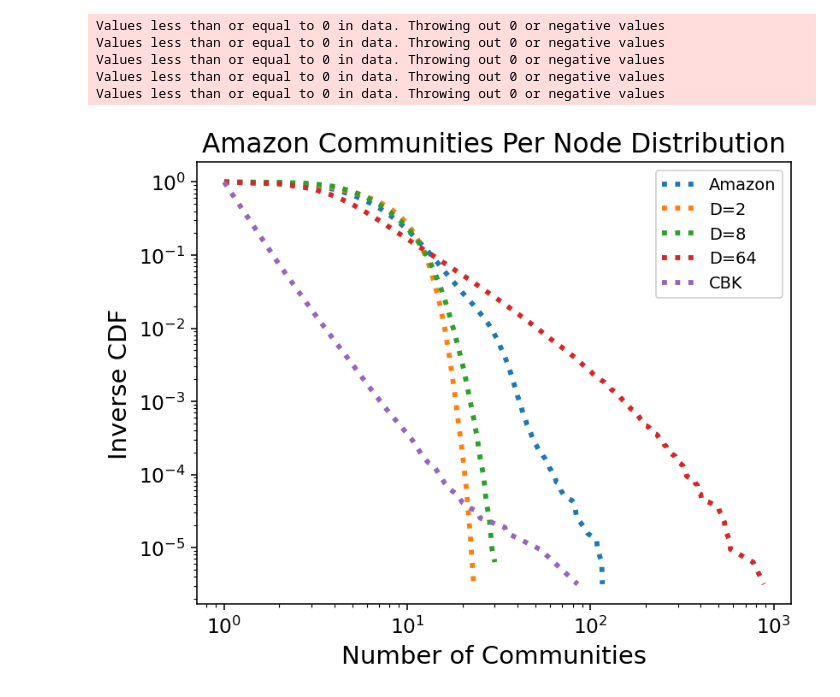
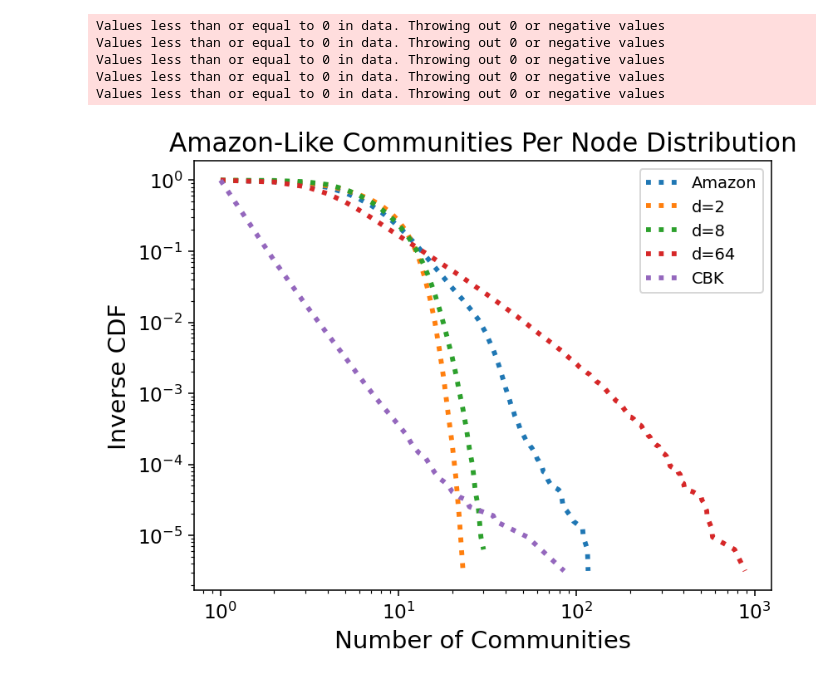
Before and after one commit to ftheberge/ABCDoo_Experiments, a Jupyter notebook: GraphProperties/communities_per_node.ipynb, the cells around one changed output. Cells and saved outputs as stored; diff of their text form; code cells hidden in the pictures.

Commit message:
Change to small d, update titles

```diff
--- a/GraphProperties/communities_per_node.ipynb
+++ b/GraphProperties/communities_per_node.ipynb
@@ -13,13 +13,13 @@ _, abcdoo_d10 = load_coms("data/abcdoo_dblp_d64_com.dat", True)
 _, cbk = load_coms("data/cbk_dblp.dat", True)
 
 options = [real, abcdoo_d2, abcdoo_d5, abcdoo_d10, cbk]
-names = ["DBLP", "D=2", "D=8", "D=64", "CBK"]
+names = ["DBLP", "d=2", "d=8", "d=64", "CBK"]
 fig, ax = plt.subplots()
 for cs, name in zip(options, names):
     X = powerlaw.Fit([len(x) for x in cs], xmin=1)  # actual fit does not matter
     X.plot_ccdf(ax=ax, linewidth=3, original_data=False, linestyle=":", label=name)
 
-ax.set_title("DBLP Communities Per Node Distribution", fontsize=16)
+ax.set_title("DBLP-Like Communities Per Node Distribution", fontsize=16)
 ax.legend()
 ax.set_xlabel("Number of Communities", fontsize=15)
 ax.set_ylabel("Inverse CDF", fontsize=15)
@@ -35,32 +35,32 @@ Values less than or equal to 0 in data. Throwing out 0 or negative values
 # %%
 ## Amazon graph
 g, coms = load_snap("data/com-amazon.ungraph.txt", "data/com-amazon.all.dedup.cmty.txt")
 real = g.vs["comms"]
 _, abcdoo_d2 = load_coms("data/abcdoo_amazon_d2_com.dat", True)
 _, abcdoo_d5 = load_coms("data/abcdoo_amazon_d8_com.dat", True)
 _, abcdoo_d10 = load_coms("data/abcdoo_amazon_d64_com.dat", True)
 _, cbk = load_coms("data/cbk_amazon.dat", True)
 
 options = [real, abcdoo_d2, abcdoo_d5, abcdoo_d10, cbk]
-names = ["Amazon", "D=2", "D=8", "D=64", "CBK"]
+names = ["Amazon", "d=2", "d=8", "d=64", "CBK"]
 fig, ax = plt.subplots()
 for cs, name in zip(options, names):
     X = powerlaw.Fit([len(x) for x in cs], xmin=1) # actual fit does not matter
     X.plot_ccdf(ax=ax, linewidth=3, original_data=False, linestyle=":", label=name)
 
-ax.set_title("Amazon Communities Per Node Distribution", fontsize=16)
+ax.set_title("Amazon-Like Communities Per Node Distribution", fontsize=16)
 ax.legend()
 ax.set_xlabel("Number of Communities", fontsize=15)
 ax.set_ylabel("Inverse CDF", fontsize=15);
 ax.tick_params(labelsize=12)
 fig.set_dpi(140)
 # %% [output]
 Values less than or equal to 0 in data. Throwing out 0 or negative values
 Values less than or equal to 0 in data. Throwing out 0 or negative values
 Values less than or equal to 0 in data. Throwing out 0 or negative values
 Values less than or equal to 0 in data. Throwing out 0 or negative values
 Values less than or equal to 0 in data. Throwing out 0 or negative values
-[figure, old version]
+[figure, new version]
 # %%
 ## Youtube graph
 g, coms = load_snap("data/com-youtube.ungraph.txt", "data/com-youtube.all.cmty.txt", drop_outliers=True)
```
Also changed, not shown: parts of 2 cells of this notebook.
